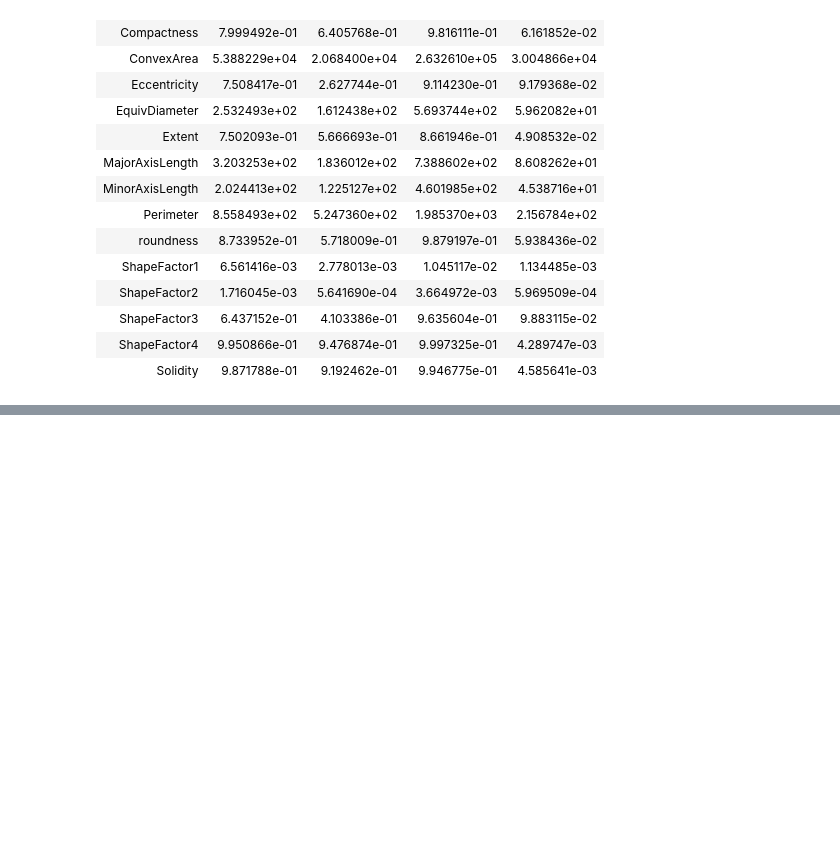
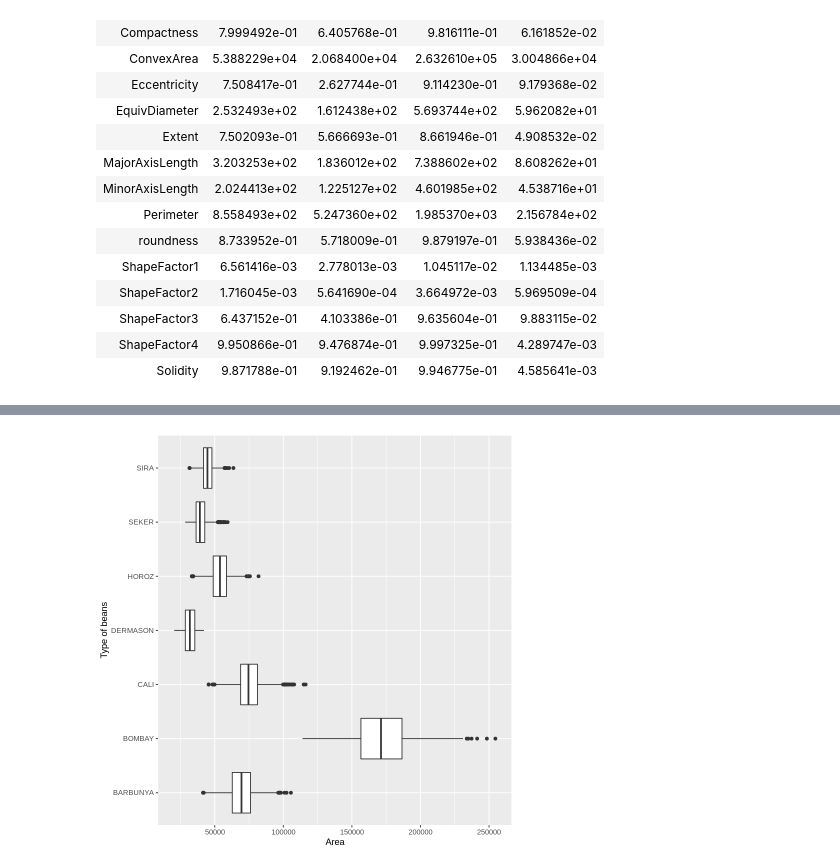
Before and after one commit to emeraldnqa/Bean-Type-Classfiifcation, a Jupyter notebook: proposal code.ipynb, the cells around one changed output, grey strips where cells are left out. Saved outputs shown, nothing was run; the diff lists cells and outputs as text; code cells hidden in the pictures; blank space fills up the shorter version.

```diff
--- a/proposal code.ipynb
+++ b/proposal code.ipynb
@@ -156,0 +201,11 @@ A tibble: 16 × 5
+# %%
+#Graphing
+area_box_plot <- bean_train |>
+                ggplot(aes(x = Class, y = Area))+
+                geom_boxplot()+
+                xlab("Type of beans")+
+                ylab("Area")+
+                coord_flip()
+area_box_plot
+# %% [output]
+[figure, added]
```
Also changed, not shown: parts of 6 cells of this notebook.
